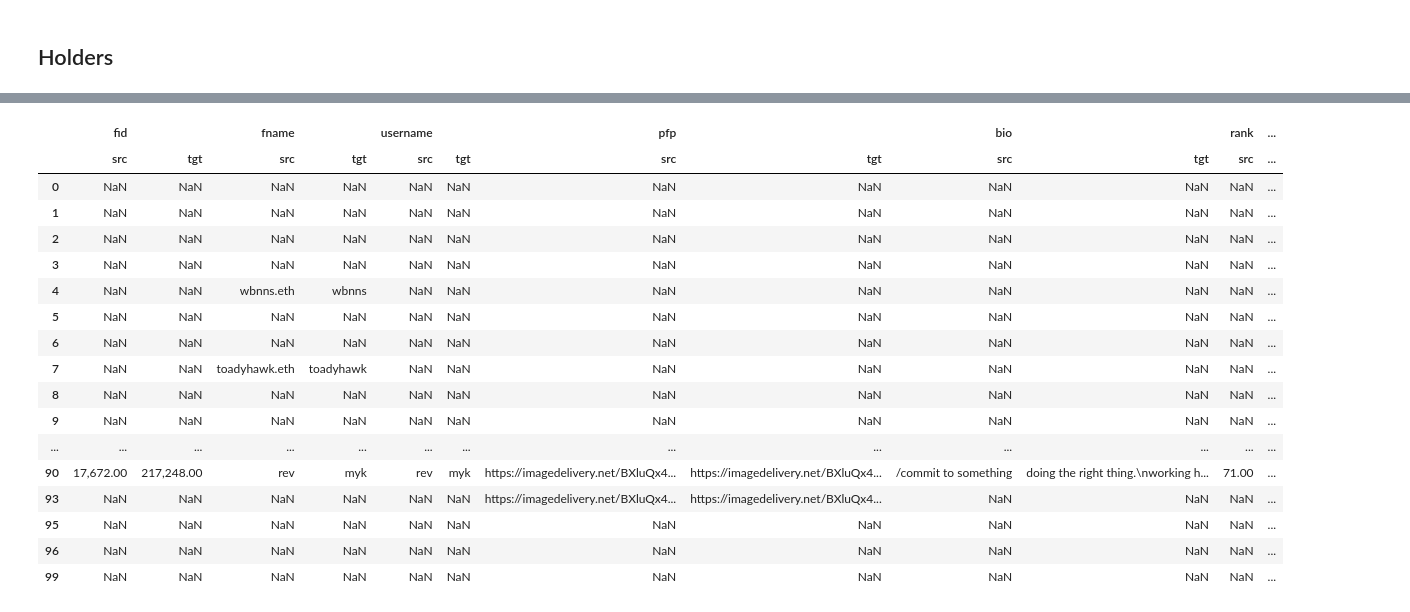
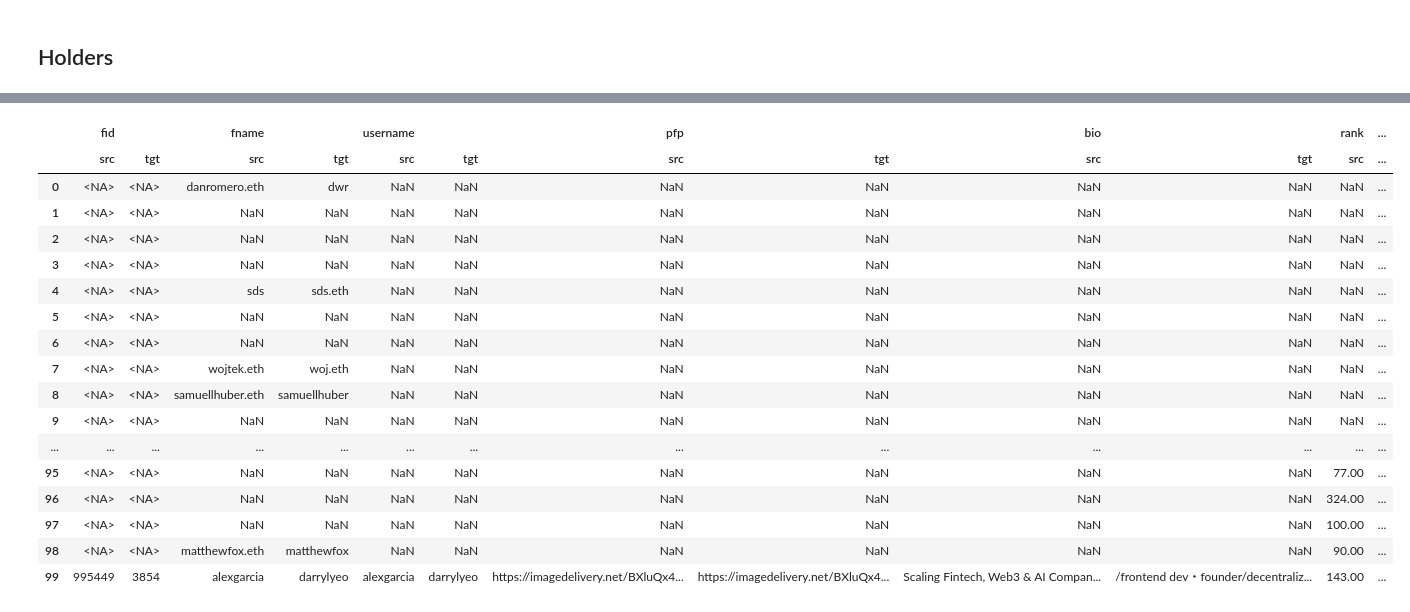
Before and after one commit to Karma3Labs/farcaster-graph, a Jupyter notebook: notebooks/Compare_APIs.ipynb, the cells around one changed output, grey strips where cells are left out. Cells and saved outputs as stored; diff of their text form; code cells hidden in the pictures.

Commit message:
feat: compare feeds between eigen2 and eigen8

```diff
--- a/notebooks/Compare_APIs.ipynb
+++ b/notebooks/Compare_APIs.ipynb
@@ -44,20 +39,29 @@ def clean_df(df, excluded_cols):
     colFilter = df.filter(excluded_cols)
     df = df.drop(colFilter, axis=1)
     if 'fid' in df.columns:
-        df['fid'] = df['fid'].astype(dtype='int32')
+        df['fid'] = df['fid'].astype("Int32")
     return df
 # %%
 def compare_data(src_df, tgt_df, excluded_cols):
     src_df = clean_df(src_df, excluded_cols)
+    print("***** Source Data Sample:")
+    display(src_df.sample())
+
     tgt_df = clean_df(tgt_df, excluded_cols)
+    print("***** Target Data Sample:")
+    display(tgt_df.sample())
+
     cmp_df = src_df.compare(tgt_df, result_names=('src', 'tgt'), align_axis=1)
-    display(tgt_df.sample())
-    return cmp_df
+    cmp_df = clean_df(cmp_df, excluded_cols)
+    print("***** Comparison Data Sample:")
+    display(cmp_df.sample())
+
+    return (src_df, tgt_df, cmp_df)
 # %%
 def validate_fetch_compare(src_url, tgt_url):
     validate_urls(src_url, tgt_url)
     (src_df, tgt_df) = fetch_data(src_url, tgt_url)
-    return (src_df, tgt_df, compare_data(src_df, tgt_df, ['bal_update_ts']))
+    return compare_data(src_df, tgt_df, ['bal_update_ts'])
 # %% [markdown]
 # Channels
 # %%
@@ -108,7 +137,7 @@ tgt_url:ParseResult(scheme='https', netloc='graph.cast10.k3l.io', path='/channel
 # %%
 src_url = urllib.parse.urlparse(f"https://graph.cast.k3l.io/channels/holders/{channel_id}"
                                 "?rank_timeframe=60d&orderby=total&offset=0&limit=100")
-tgt_url = urllib.parse.urlparse(f"https://graph.cast10.k3l.io/channels/holders/{channel_id}"
+tgt_url = urllib.parse.urlparse(f"https://graph.cast9.k3l.io/channels/holders/{channel_id}"
                                 "?rank_timeframe=60d&orderby=total&offset=0&limit=100")
 # %%
 (src_df, tgt_df, cmp_df) = validate_fetch_compare(src_url, tgt_url)
@@ -146,24 +157,24 @@ memory usage: 15.6+ KB
 # %%
-cmp_df
+display(cmp_df)
 # %% [output]
 |  | fid |  | fname |  | username |  | pfp |  | bio |  | rank | ... |
 |  | src | tgt | src | tgt | src | tgt | src | tgt | src | tgt | src | ... |
-| 0 | NaN | NaN | NaN | NaN | NaN | NaN | NaN | NaN | NaN | NaN | NaN | ... |
-| 1 | NaN | NaN | NaN | NaN | NaN | NaN | NaN | NaN | NaN | NaN | NaN | ... |
-| 2 | NaN | NaN | NaN | NaN | NaN | NaN | NaN | NaN | NaN | NaN | NaN | ... |
-| 3 | NaN | NaN | NaN | NaN | NaN | NaN | NaN | NaN | NaN | NaN | NaN | ... |
-| 4 | NaN | NaN | wbnns.eth | wbnns | NaN | NaN | NaN | NaN | NaN | NaN | NaN | ... |
-| 5 | NaN | NaN | NaN | NaN | NaN | NaN | NaN | NaN | NaN | NaN | NaN | ... |
-| 6 | NaN | NaN | NaN | NaN | NaN | NaN | NaN | NaN | NaN | NaN | NaN | ... |
-| 7 | NaN | NaN | toadyhawk.eth | toadyhawk | NaN | NaN | NaN | NaN | NaN | NaN | NaN | ... |
-| 8 | NaN | NaN | NaN | NaN | NaN | NaN | NaN | NaN | NaN | NaN | NaN | ... |
-| 9 | NaN | NaN | NaN | NaN | NaN | NaN | NaN | NaN | NaN | NaN | NaN | ... |
+| 0 | <NA> | <NA> | danromero.eth | dwr | NaN | NaN | NaN | NaN | NaN | NaN | NaN | ... |
+| 1 | <NA> | <NA> | NaN | NaN | NaN | NaN | NaN | NaN | NaN | NaN | NaN | ... |
+| 2 | <NA> | <NA> | NaN | NaN | NaN | NaN | NaN | NaN | NaN | NaN | NaN | ... |
+| 3 | <NA> | <NA> | NaN | NaN | NaN | NaN | NaN | NaN | NaN | NaN | NaN | ... |
+| 4 | <NA> | <NA> | sds | sds.eth | NaN | NaN | NaN | NaN | NaN | NaN | NaN | ... |
+| 5 | <NA> | <NA> | NaN | NaN | NaN | NaN | NaN | NaN | NaN | NaN | NaN | ... |
+| 6 | <NA> | <NA> | NaN | NaN | NaN | NaN | NaN | NaN | NaN | NaN | NaN | ... |
+| 7 | <NA> | <NA> | wojtek.eth | woj.eth | NaN | NaN | NaN | NaN | NaN | NaN | NaN | ... |
+| 8 | <NA> | <NA> | samuellhuber.eth | samuellhuber | NaN | NaN | NaN | NaN | NaN | NaN | NaN | ... |
+| 9 | <NA> | <NA> | NaN | NaN | NaN | NaN | NaN | NaN | NaN | NaN | NaN | ... |
 | ... | ... | ... | ... | ... | ... | ... | ... | ... | ... | ... | ... | ... |
-| 90 | 17,672.00 | 217,248.00 | rev | myk | rev | myk | https://imagedelivery.net/BXluQx4... | https://imagedelivery.net/BXluQx4... | /commit to something | doing the right thing.\nworking h... | 71.00 | ... |
-| 93 | NaN | NaN | NaN | NaN | NaN | NaN | https://imagedelivery.net/BXluQx4... | https://imagedelivery.net/BXluQx4... | NaN | NaN | NaN | ... |
-| 95 | NaN | NaN | NaN | NaN | NaN | NaN | NaN | NaN | NaN | NaN | NaN | ... |
-| 96 | NaN | NaN | NaN | NaN | NaN | NaN | NaN | NaN | NaN | NaN | NaN | ... |
-| 99 | NaN | NaN | NaN | NaN | NaN | NaN | NaN | NaN | NaN | NaN | NaN | ... |
+| 95 | <NA> | <NA> | NaN | NaN | NaN | NaN | NaN | NaN | NaN | NaN | 77.00 | ... |
+| 96 | <NA> | <NA> | NaN | NaN | NaN | NaN | NaN | NaN | NaN | NaN | 324.00 | ... |
+| 97 | <NA> | <NA> | NaN | NaN | NaN | NaN | NaN | NaN | NaN | NaN | 100.00 | ... |
+| 98 | <NA> | <NA> | matthewfox.eth | matthewfox | NaN | NaN | NaN | NaN | NaN | NaN | 90.00 | ... |
+| 99 | 995449 | 3854 | alexgarcia | darrylyeo | alexgarcia | darrylyeo | https://imagedelivery.net/BXluQx4... | https://imagedelivery.net/BXluQx4... | Scaling Fintech, Web3 & AI Compan... | /frontend dev・founder/decentraliz... | 143.00 | ... |
 # %%
 src_df.loc[[8, 13, 16]]
 # %% [output]
```
Also changed, not shown: parts of 14 cells of this notebook.
